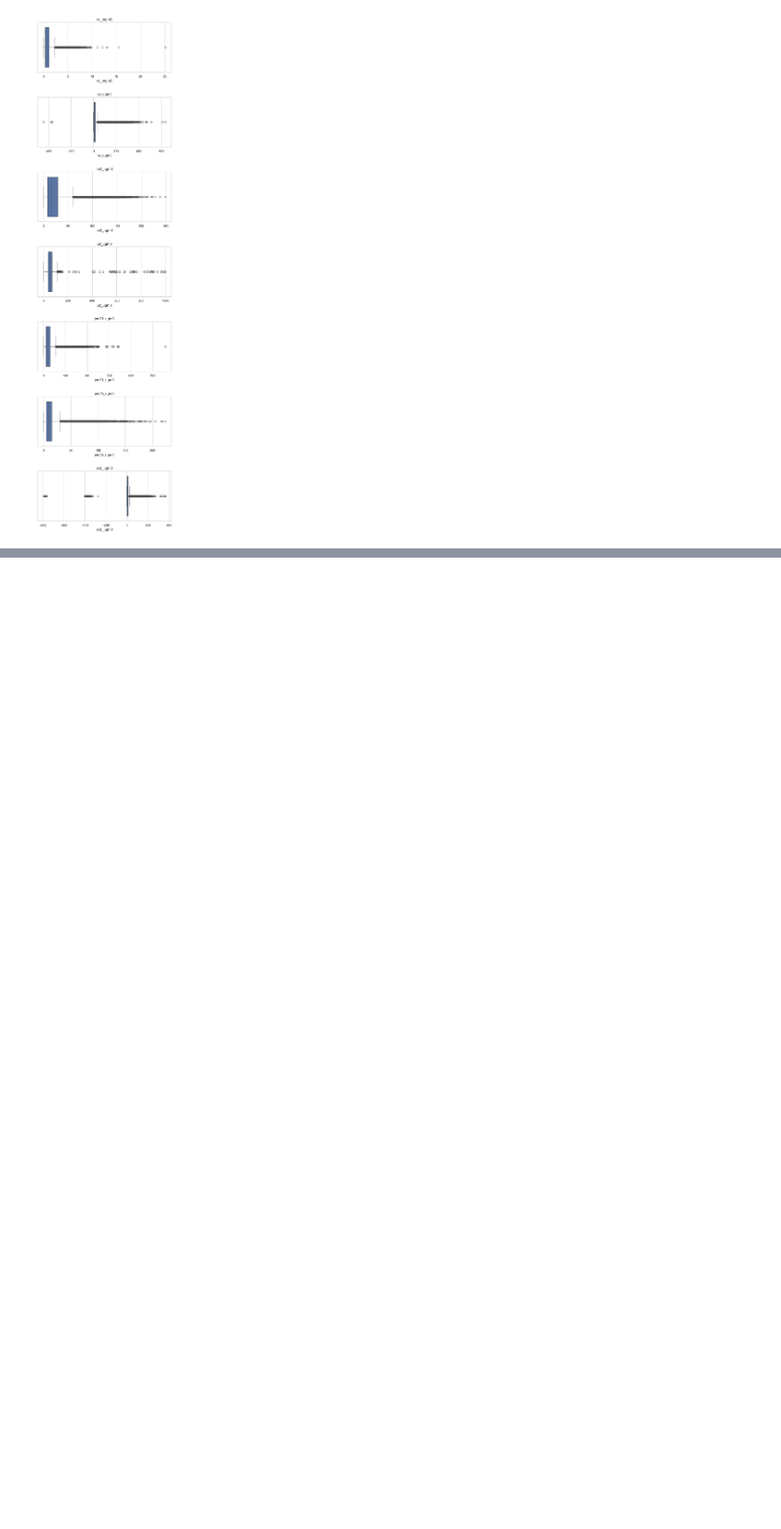
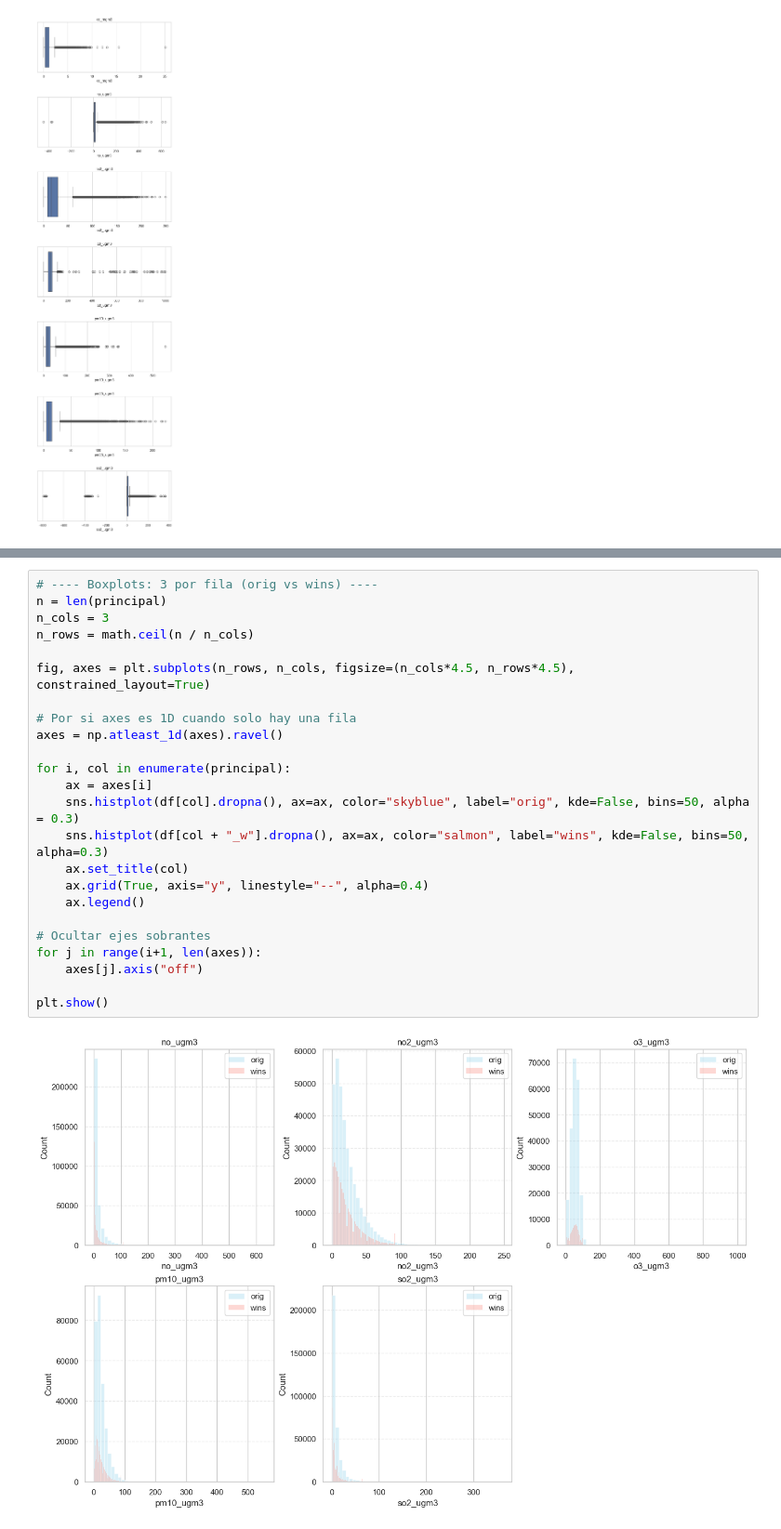
Before and after one commit to japinuela/Ejercicios-Repaso-Python-ML, a Jupyter notebook: Practica_Python-EDA.ipynb, the cells around one changed output, grey strips where cells are left out. Shown: that part at 93% size. Saved outputs shown, nothing was run; the diff lists cells and outputs as text; blank space fills up the shorter version.

```diff
--- a/Practica_Python-EDA.ipynb
+++ b/Practica_Python-EDA.ipynb
@@ -256,0 +397,26 @@ for i, col in enumerate(cols_num):
+# %%
+# ---- Boxplots: 3 por fila (orig vs wins) ----
+n = len(principal)
+n_cols = 3
+n_rows = math.ceil(n / n_cols)
+
+fig, axes = plt.subplots(n_rows, n_cols, figsize=(n_cols*4.5, n_rows*4.5), constrained_layout=True)
+
+# Por si axes es 1D cuando solo hay una fila
+axes = np.atleast_1d(axes).ravel()
+
+for i, col in enumerate(principal):
+    ax = axes[i]
+    sns.histplot(df[col].dropna(), ax=ax, color="skyblue", label="orig", kde=False, bins=50, alpha = 0.3)
+    sns.histplot(df[col + "_w"].dropna(), ax=ax, color="salmon", label="wins", kde=False, bins=50, alpha=0.3)
+    ax.set_title(col)
+    ax.grid(True, axis="y", linestyle="--", alpha=0.4)
+    ax.legend()
+
+# Ocultar ejes sobrantes
+for j in range(i+1, len(axes)):
+    axes[j].axis("off")
+
+plt.show()
+# %% [output]
+[figure, added]
```
Also changed, not shown: parts of 8 cells of this notebook.
